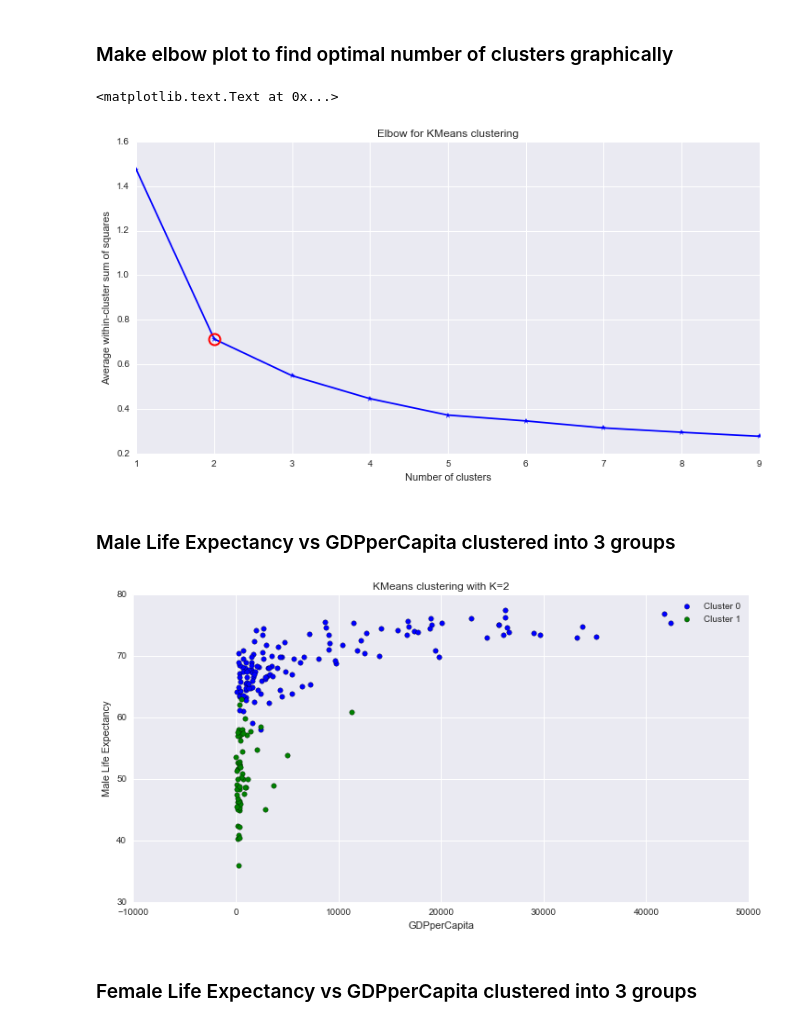
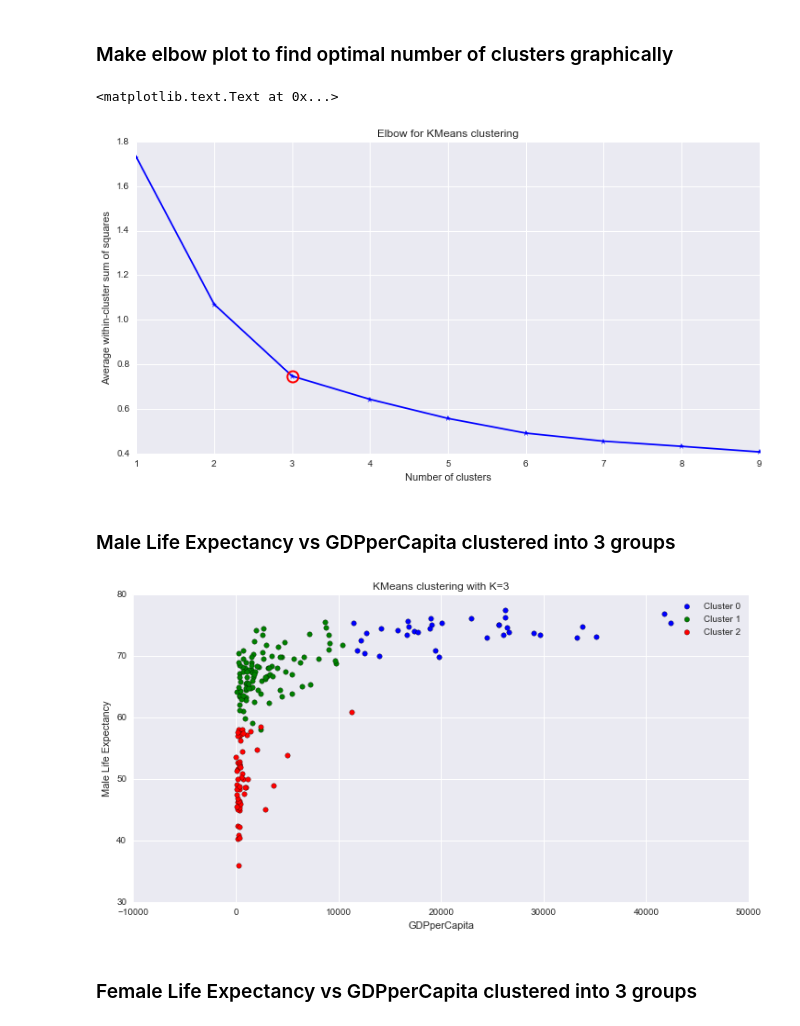
Before and after one commit to danielstallworthmit/thinkful, a Jupyter notebook: datascience/predict/K-Means Clustering.ipynb, the cells around one changed output. Drawn from its saved outputs; the diff is of its cells as text; code cells hidden in the pictures.

```diff
--- a/datascience/predict/K-Means Clustering.ipynb
+++ b/datascience/predict/K-Means Clustering.ipynb
@@ -46,6 +46,6 @@ dtype: int64
 # %%
 xdata = undata[['lifeMale', 'lifeFemale', 'infantMortality', 'GDPperCapita']]
 xdata.dropna(inplace = True)
-x = xdata.iloc[:,0:3]
+x = xdata #.iloc[:,0:3]
 print(x.head())
 # %% [output]
@@ -72,21 +72,21 @@ avgWithinSS = [sum(d)/x.shape[0] for d in dist]  # Avg within cluster sum of squ
 # %% [markdown]
 ### Make elbow plot to find optimal number of clusters graphically
 # %%
-kIdx = 1
+kIdx = 2
 
 # elbow curve
 fig = plt.figure(figsize=(12,6))
 ax = fig.add_subplot(111)
 ax.plot(K, avgWithinSS, 'b*-')  # Plot number of clusters and sum of squares
 ax.plot(K[kIdx], avgWithinSS[kIdx], marker='o', markersize=12,
     markeredgewidth=2, markeredgecolor='r', markerfacecolor='None')  # Mark 3rd cluster as point of interest
 plt.grid(True)
 plt.xlabel('Number of clusters')
 plt.ylabel('Average within-cluster sum of squares')
 plt.title('Elbow for KMeans clustering')
 # %% [output]
 <matplotlib.text.Text at 0x...>
-[figure, old version]
+[figure, new version]
 # %% [markdown]
 ### Male Life Expectancy vs GDPperCapita clustered into 3 groups
 # %%
@@ -104,7 +104,7 @@ plt.legend()
 
 plt.show()
 # %% [output]
-[figure, old version]
+[figure, new version]
 # %% [markdown]
 ### Female Life Expectancy vs GDPperCapita clustered into 3 groups
 # %%
```
Also changed, not shown: parts of 3 cells of this notebook.
